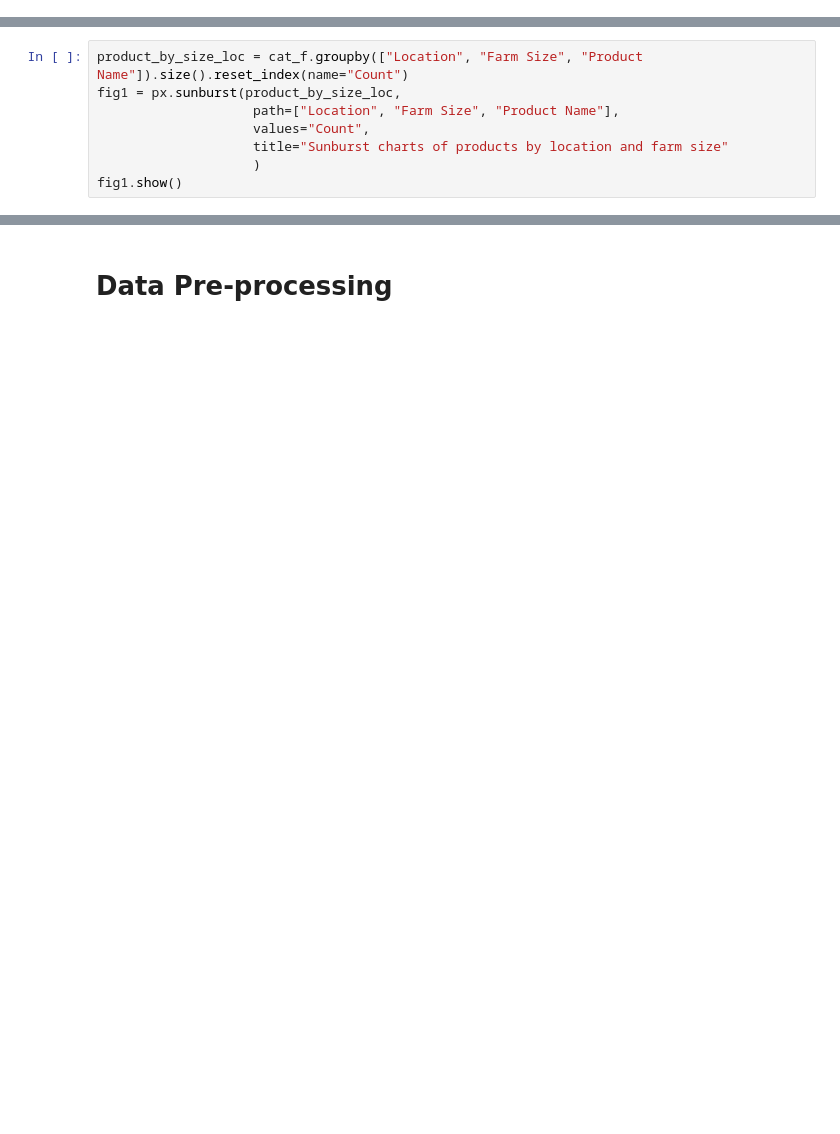
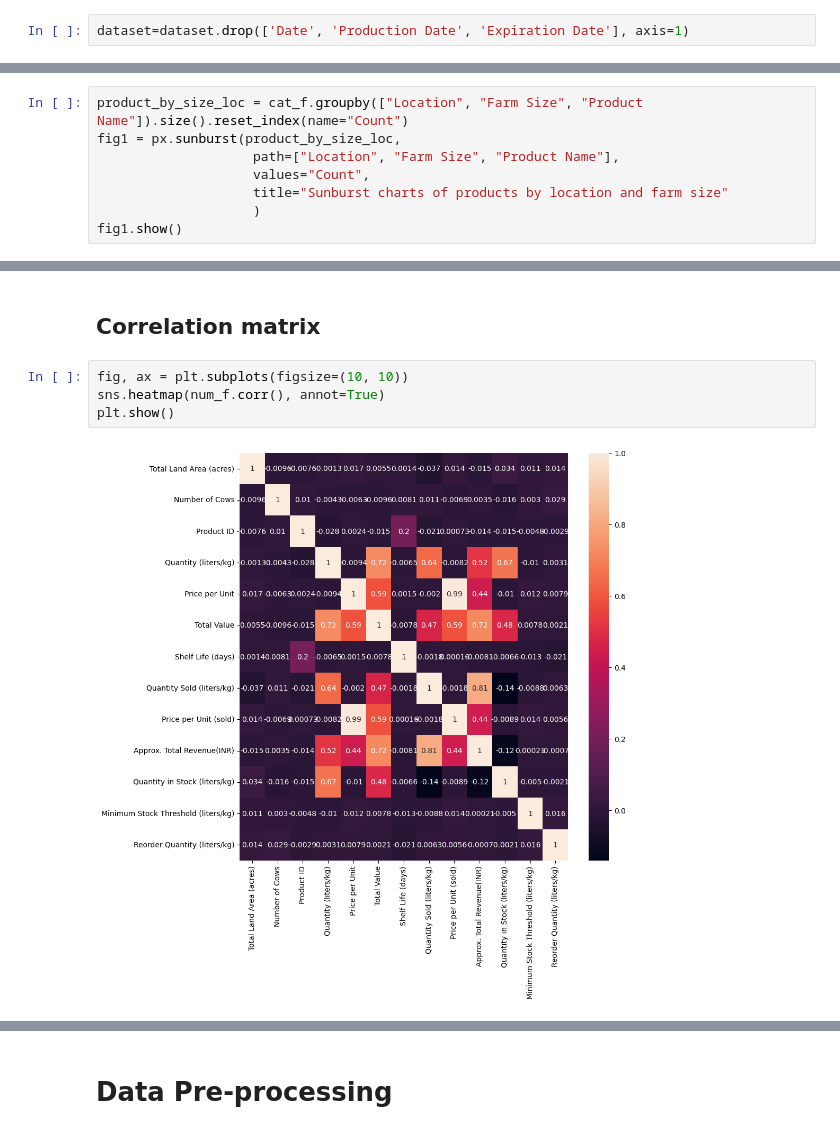
Before and after one commit to Jangsoodlor/da-project, a Jupyter notebook: ipynb.ipynb, the cells around one changed output, grey strips where cells are left out. Drawn from its saved outputs; the diff is of its cells as text; blank space fills up the shorter version.

```diff
--- a/ipynb.ipynb
+++ b/ipynb.ipynb
@@ -97,3 +142,5 @@ dtype: int64
+# %%
+dataset=dataset.drop(['Date', 'Production Date', 'Expiration Date'], axis=1)
 # %% [markdown]
 ### Numerical attributes
 # %%
@@ -155,0 +238,8 @@ For this chart, it'd be impossible to plot in all of these attributes in one tra
+# %% [markdown]
+## Correlation matrix
+# %%
+fig, ax = plt.subplots(figsize=(10, 10))
+sns.heatmap(num_f.corr(), annot=True)
+plt.show()
+# %% [output]
+[figure, added]
```
Also changed, not shown: parts of 38 cells of this notebook, 1 other file.
